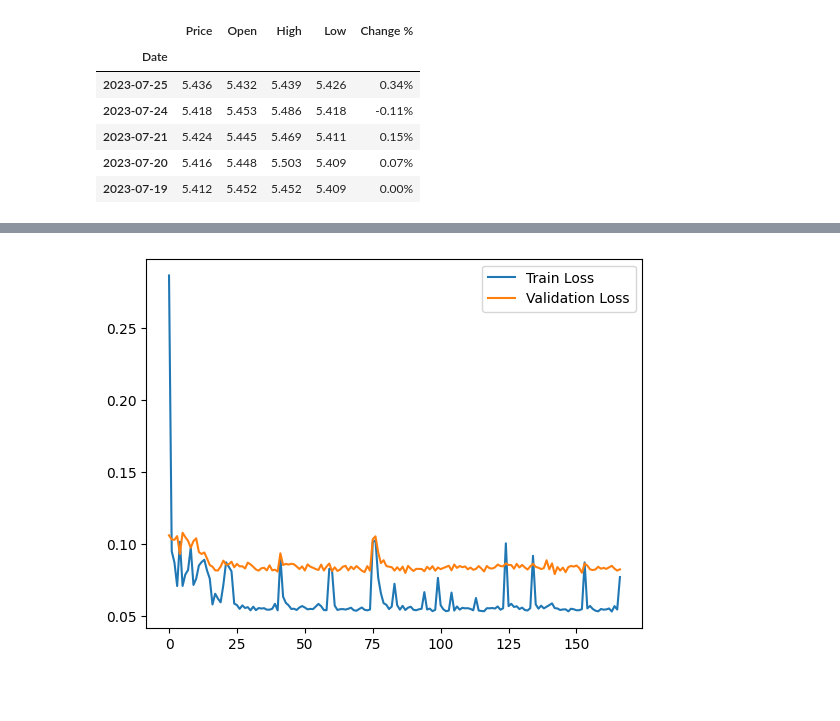
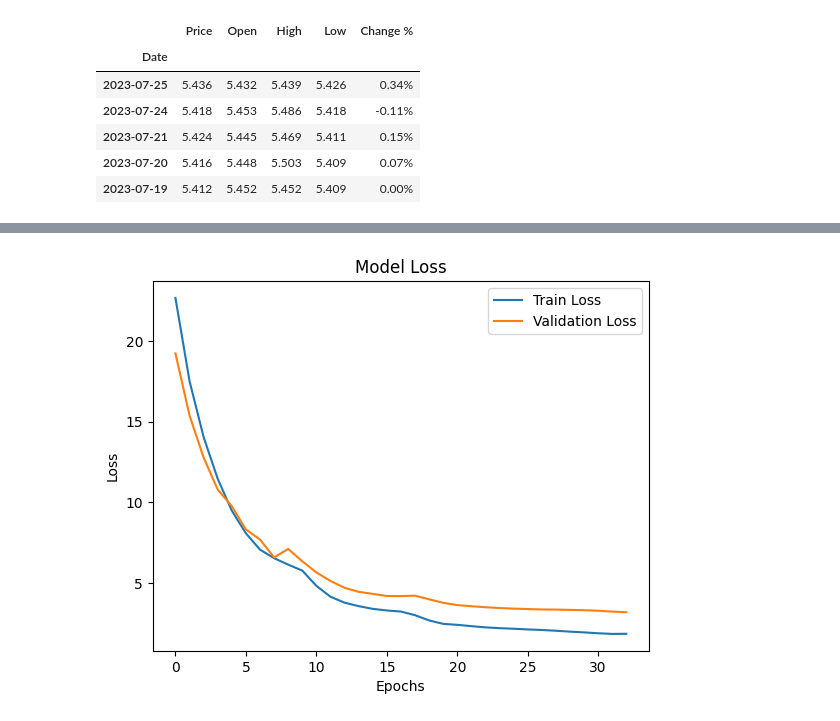
Before and after one commit to tintenderete/TFM, a Jupyter notebook: Prueba_red_neuronal_fija.ipynb, the cells around one changed output, grey strips where cells are left out. Drawn from its saved outputs; the diff is of its cells as text; code cells hidden in the pictures; blank space fills up the shorter version.

Commit message:
Update data processing and fixed models

```diff
--- a/Prueba_red_neuronal_fija.ipynb
+++ b/Prueba_red_neuronal_fija.ipynb
@@ -184,10 +307,2 @@ for i in range(X.shape[0]-DIAS):
 # %%
 # ranking = tf.keras.utils.to_categorical(ranking-1, num_classes = len(ranking.columns))
-# %%
-window = 0
-X_train = data[:test_split]
-X_test = data[test_split:val_split]
-X_val = data[val_split:-window]
-y_train = ranking[DIAS+window:test_split+DIAS+window]
-y_test = ranking[test_split+DIAS+window:val_split+DIAS+window]
-y_val = ranking[val_split+DIAS+window:]
@@ -196,14 +349,15 @@ X_val = data[val_split:]
 # %%
 from keras import backend as K
 hp_top = 10
-hp_incremento_top = 3
+hp_incremento_top = 5
+N_ACT = X_train.shape[2]
 def top_is_target(y_true, y_pred):
   num_samples = K.shape(y_true)[0]
 
-  w = K.arange(94, dtype='float32')
+  w = K.arange(N_ACT, dtype='float32')
   w = K.reverse(w, axes=0) + 0.0001
 
-  w = tf.where(K.arange(94) < hp_top, w * hp_incremento_top, w)
+  w = tf.where(K.arange(N_ACT) < hp_top, w * hp_incremento_top, w)
   # Replicar w a lo largo del eje 0 (batch)
   #w = K.repeat_elements(K.expand_dims(w, 0), num_samples, axis=0)
   w = tf.tile(K.expand_dims(w, 0), [num_samples, 1])
@@ -212,7 +366,7 @@ def top_is_target(y_true, y_pred):
   r = K.cast(y_true, 'float32')
   r_pred = K.cast(y_pred, 'float32')
 
-  return K.mean(w * K.square(r - r_pred), axis=-1)
+  return K.sqrt(K.mean(w * K.square(r - r_pred), axis=-1))
 # %%
 model = Sequential()
 
@@ -250,0 +389,19 @@ _________________________________________________________________
+# %%
+model = Sequential()
+
+model.add(Conv1D(12, 3, activation='tanh', input_shape=(X_train.shape[1], X_train.shape[2],X_train.shape[3],),kernel_initializer='glorot_uniform', kernel_regularizer=L1L2(0.01,0.5)))
+model.add(Dropout(0.5))
+model.add(Conv1D(6, 3, activation='tanh',kernel_initializer='glorot_uniform', kernel_regularizer=L1L2(0.01,0.5)))
+model.add(Dropout(0.5))
+model.add(Conv1D(3, 3 ,activation='tanh',kernel_initializer='glorot_uniform', kernel_regularizer=L1L2(0.01,0.5)))
+model.add(Dropout(0.5))
+# model.add(Dense(3,activation='tanh',kernel_regularizer=L2(0.5)))
+# model.add(Dropout(0.5))
+model.add(Flatten())
+model.add(Dense(data.shape[2], activation='tanh'))
+# model.add(Dense(data.shape[2]*window,activation='tanh'))
+# model.add(Reshape([window, data.shape[2]]))
+
+model.summary()
+
+model.compile(optimizer=Adam(learning_rate=0.001), loss=top_is_target)
@@ -256,7 +431,7 @@ h = model.fit(
       X_train, y_train,
       epochs=len(X_train) // batch_size + 1,
       validation_data = (X_test, y_test),
-    #   callbacks = [earlystopping],
+      callbacks = [earlystopping],
       shuffle=False,
       verbose=True
           )
@@ -281,6 +456,9 @@ Epoch 167/167
 # %%
 plt.plot(h.history['loss'],label='Train Loss')
 plt.plot(h.history['val_loss'],label='Validation Loss')
+plt.title('Model Loss')
+plt.xlabel('Epochs')
+plt.ylabel('Loss')
 plt.legend();
 # %% [output]
-[figure, old version]
+[figure, new version]
```
Also changed, not shown: parts of 69 cells of this notebook, 5 other files.
